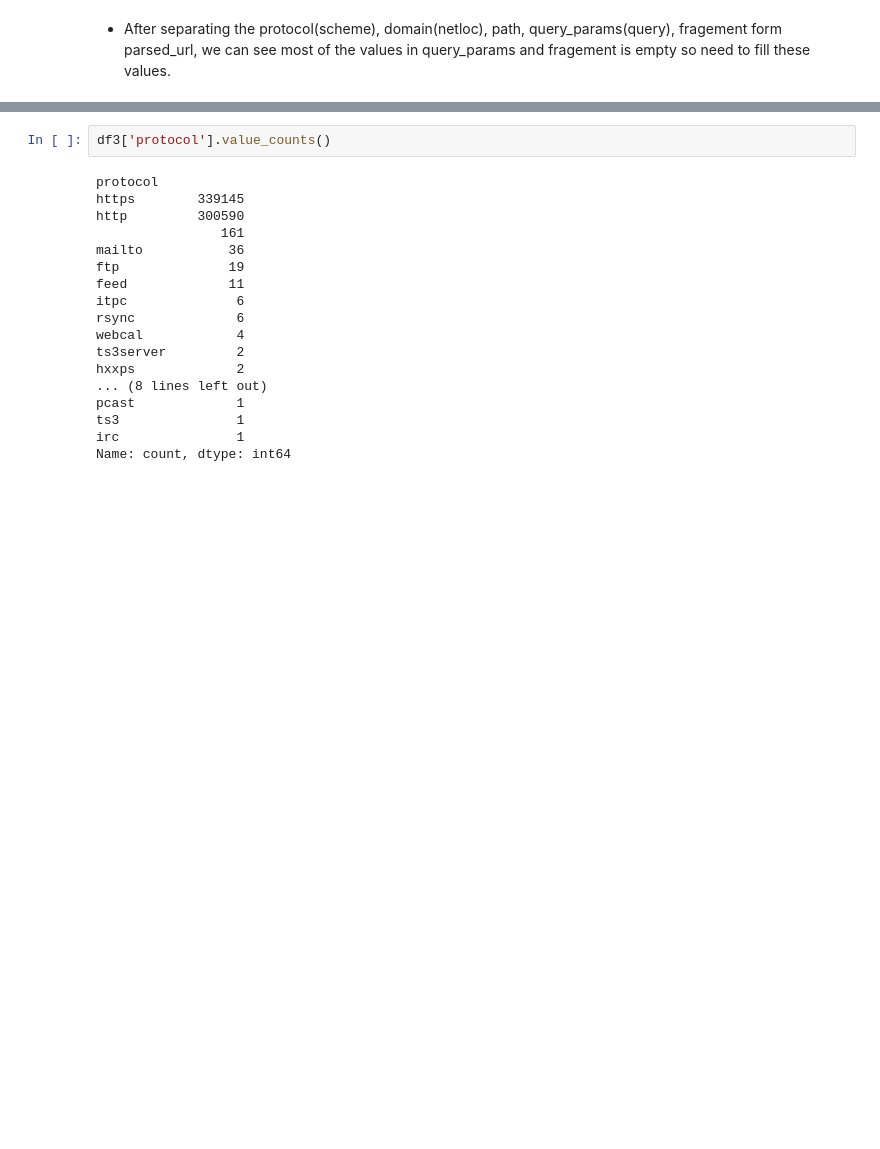
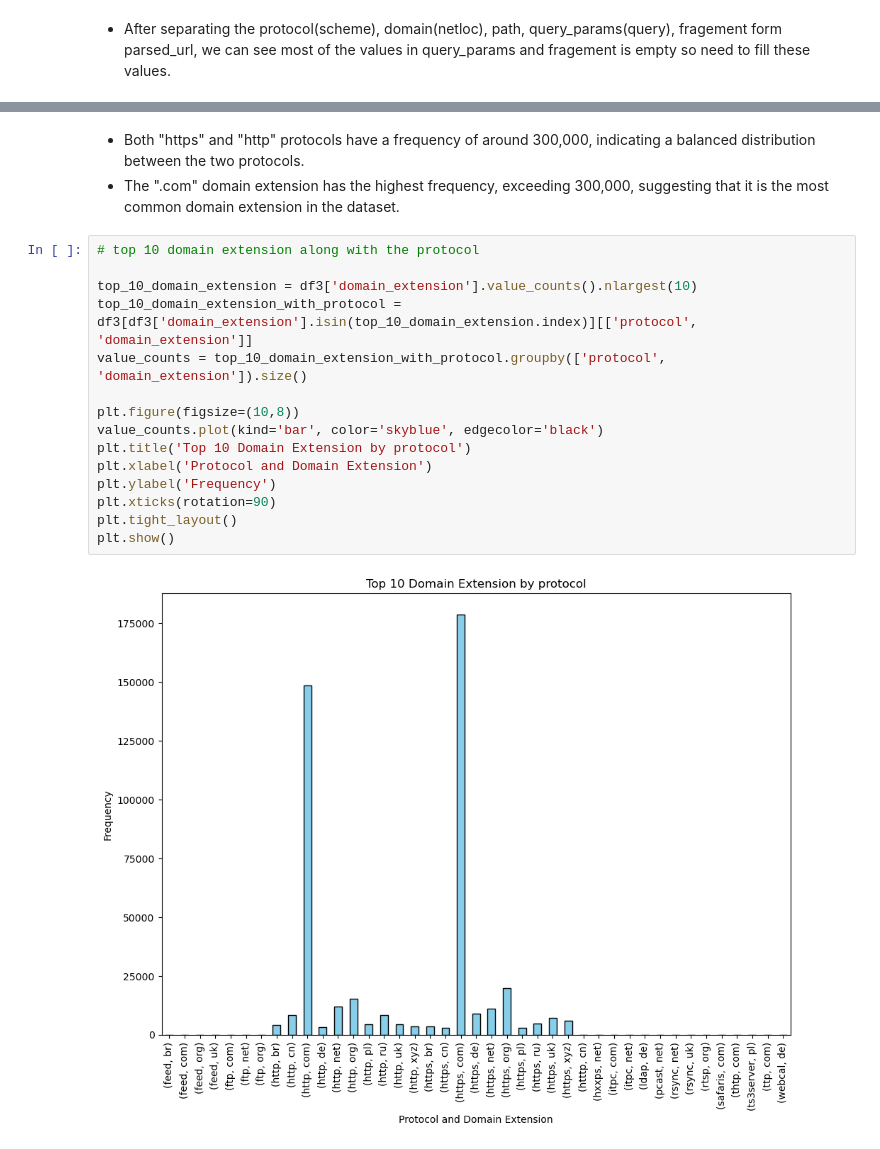
Before and after one commit to deepakthakur-92/phisingURL_NLP_based_classification, a Jupyter notebook: research/trails.ipynb, the cells around one changed output, grey strips where cells are left out. Drawn from its saved outputs; the diff is of its cells as text; blank space fills up the shorter version.

```diff
--- a/research/trails.ipynb
+++ b/research/trails.ipynb
@@ -200,20 +312,20 @@ Name: phising_status, dtype: float64
-# %%
-df3['protocol'].value_counts()
-# %% [output]
-protocol
-https        339145
-http         300590
-                161
-mailto           36
-ftp              19
-feed             11
-itpc              6
-rsync             6
-webcal            4
-ts3server         2
-hxxps             2
-... (8 lines left out)
-pcast             1
-ts3               1
-irc               1
-Name: count, dtype: int64
+# %% [markdown]
+* Both "https" and "http" protocols have a frequency of around 300,000, indicating a balanced distribution between the two protocols.
+* The ".com" domain extension has the highest frequency, exceeding 300,000, suggesting that it is the most common domain extension in the dataset.
+# %%
+# top 10 domain extension along with the protocol
+
+top_10_domain_extension = df3['domain_extension'].value_counts().nlargest(10)
+top_10_domain_extension_with_protocol = df3[df3['domain_extension'].isin(top_10_domain_extension.index)][['protocol', 'domain_extension']]
+value_counts = top_10_domain_extension_with_protocol.groupby(['protocol', 'domain_extension']).size()
+
+plt.figure(figsize=(10,8))
+value_counts.plot(kind='bar', color='skyblue', edgecolor='black')
+plt.title('Top 10 Domain Extension by protocol')
+plt.xlabel('Protocol and Domain Extension')
+plt.ylabel('Frequency')
+plt.xticks(rotation=90)
+plt.tight_layout()
+plt.show()
+# %% [output]
+[figure, added]
```
Also changed, not shown: parts of 22 cells of this notebook.
